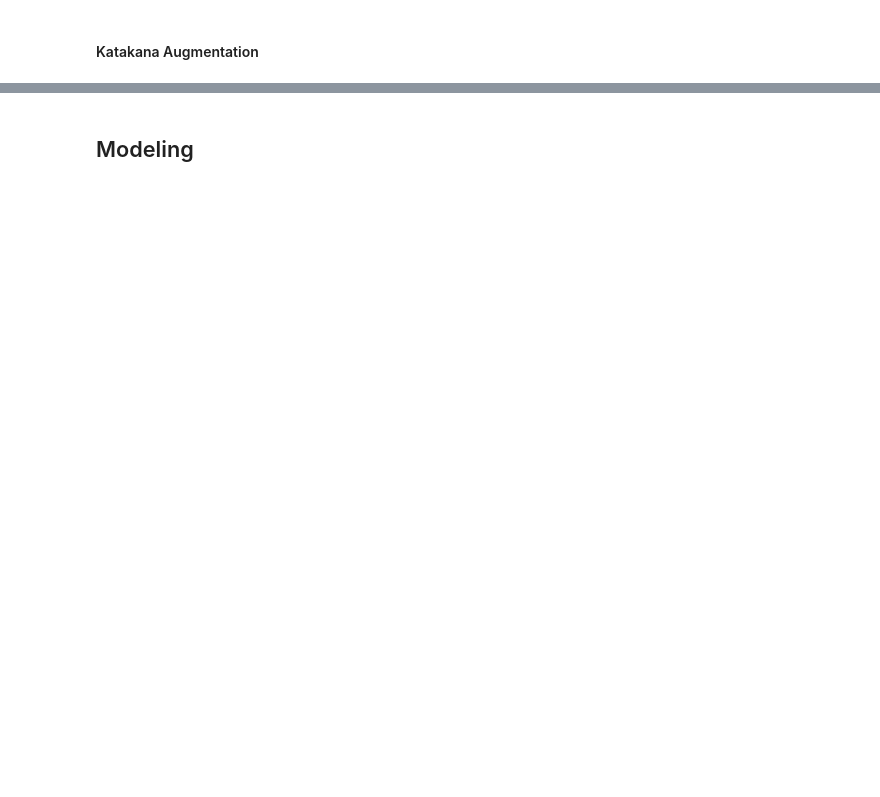
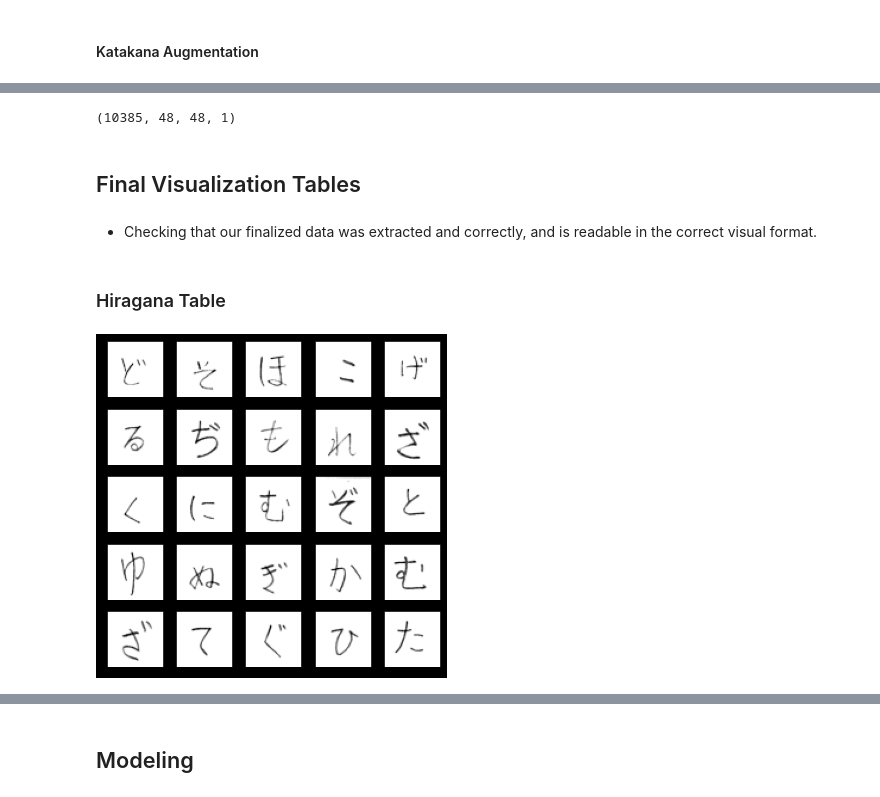
Before and after one commit to Mynusjanai/kana_recognition, a Jupyter notebook: kana_recognition_workbook.ipynb, the cells around one changed output, grey strips where cells are left out. Drawn from its saved outputs; the diff is of its cells as text; code cells hidden in the pictures; blank space fills up the shorter version.

```diff
--- a/kana_recognition_workbook.ipynb
+++ b/kana_recognition_workbook.ipynb
@@ -418,9 +327,0 @@ plt.show();
-# %%
-plt.figure(figsize = (6, 6)).patch.set_facecolor('black')
-for i in range(25):
-    plt.subplot(5, 5, i+1)
-    plt.xticks([])
-    plt.yticks([])
-    plt.grid(False)
-    plt.imshow(katakana_train[i], cmap = plt.cm.binary)
-plt.show();
@@ -431,7 +330,7 @@ plt.show();
 # %% [markdown]
 ### Creating Labels
 # %%
-y_labels_hiragana = np.repeat(np.arange(kana_class), 160)
+y_labels_hiragana = np.repeat(np.arange(hiragana_class), 160)
 y_labels_kanji = np.repeat(np.arange(kanji_class), 160)
 y_labels_katakana = np.repeat(np.arange(katakana_class), 1411)
 # %% [markdown]
@@ -471,4 +370,5 @@ katakana_train, katakana_test, katakana_labels, katakana_test_labels = train_tes
 hira_X_train, hira_X_val, hira_y_train, hira_y_val =\
     train_test_split(hiragana_train, hiragana_labels, random_state = 42, test_size = 0.2)
 
-hira_X_train, hira_X_val, hira_X_test = hira_X_train/16, hira_X_val/16, hiragana_test/16
+hira_X_train, hira_X_val, hira_X_test = hira_X_train/np.max(hira_X_train), hira_X_val/np.max(hira_X_val),\
+                                        hiragana_test/np.max(hiragana_test)
@@ -514,15 +420,17 @@ katakana_y_test = katakana_ohe.transform(katakana_test_labels.reshape(-1, 1))
 #### Hiragana Augmentation
 # %%
 if K.image_data_format() == 'channels_first':
-    hira_X_train = hira_X_train.reshape(hira_X_train.shape[0], 1, 32, 32)
-    hira_X_test = hira_X_test.reshape(hira_X_test.shape[0], 1, 32, 32)
-    shape = (1, 32, 32)
+    hira_X_train = hira_X_train.reshape(hira_X_train.shape[0], 1, img_row, img_col)
+    hira_X_test = hira_X_test.reshape(hira_X_test.shape[0], 1, img_row, img_col)
+    hira_X_val = hira_X_val.reshape(hira_X_val.shape[0], 1, img_row, img_col)
+    hira_shape = (1, img_row, img_col)
 else:
-    hira_X_train = hira_X_train.reshape(hira_X_train.shape[0], 32, 32, 1)
-    hira_X_test = hira_X_test.reshape(hira_X_test.shape[0], 32, 32, 1)
-    shape = (32, 32, 1)
+    hira_X_train = hira_X_train.reshape(hira_X_train.shape[0], img_row, img_col, 1)
+    hira_X_test = hira_X_test.reshape(hira_X_test.shape[0], img_row, img_col, 1)
+    hira_X_val = hira_X_val.reshape(hira_X_val.shape[0], img_row, img_col, 1)
+    hira_shape = (img_row, img_col, 1) # For CNN
 
-hiragana_datagen = ImageDataGenerator(rotation_range = 15, zoom_range = 0.20, horizontal_flip = True)
+hiragana_datagen = ImageDataGenerator(rotation_range = 15, zoom_range = 0.2)
 
 hiragana_datagen.fit(hira_X_train)
 # %%
@@ -569,0 +490,21 @@ katakana_X_train.shape
+# %%
+katakana_X_val.shape
+# %% [output]
+(10385, 48, 48, 1)
+# %% [markdown]
+## Final Visualization Tables
+# %% [markdown]
+- Checking that our finalized data was extracted and correctly, and is readable in the correct visual format.
+# %% [markdown]
+### Hiragana Table
+# %%
+plt.figure(figsize = (6, 6)).patch.set_facecolor('black')
+for i in range(25):
+    plt.subplot(5, 5, i+1)
+    plt.xticks([])
+    plt.yticks([])
+    plt.grid(False)
+    plt.imshow(hira_X_train[i], cmap = plt.cm.binary)
+plt.show();
+# %% [output]
+[figure, added]
```
Also changed, not shown: parts of 81 cells of this notebook, 11 other files.
